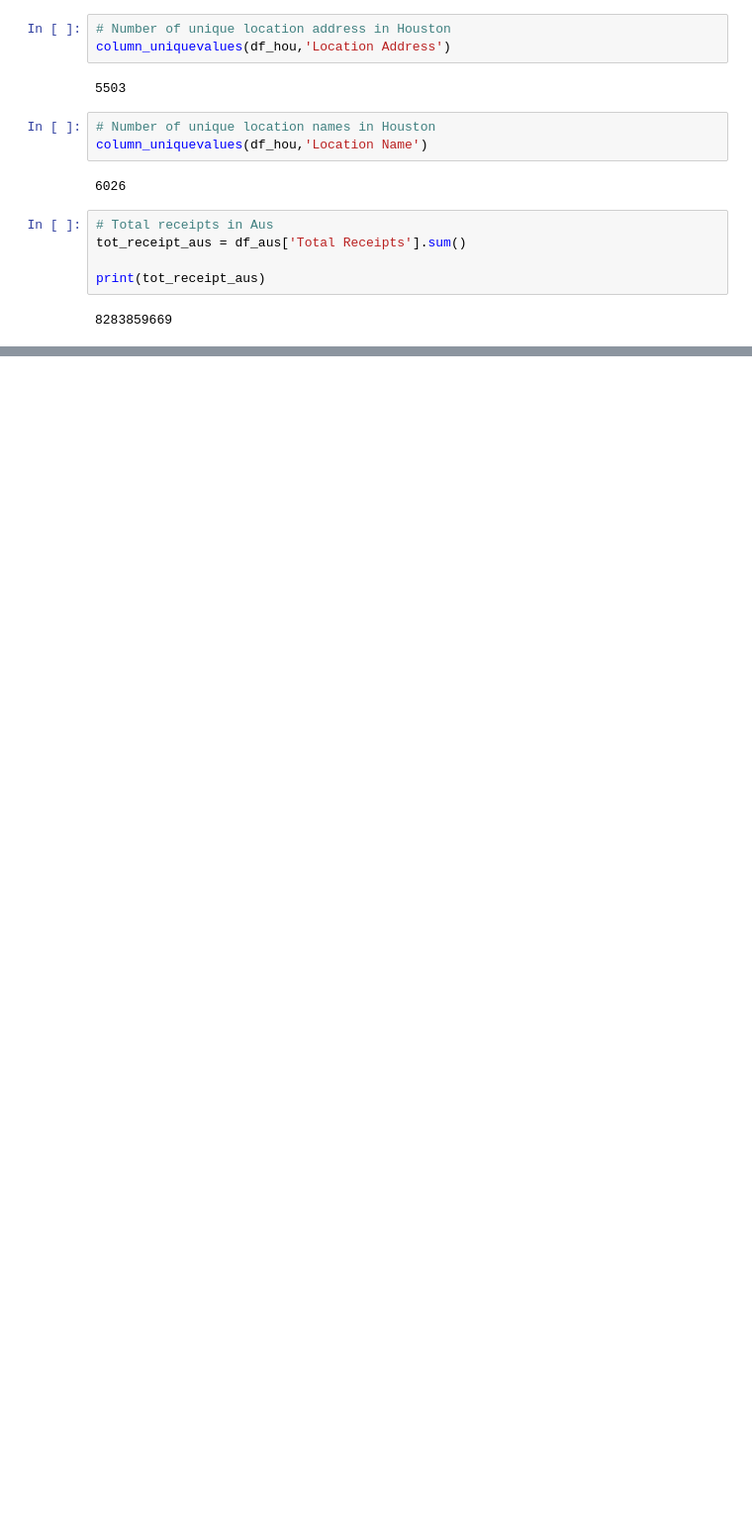
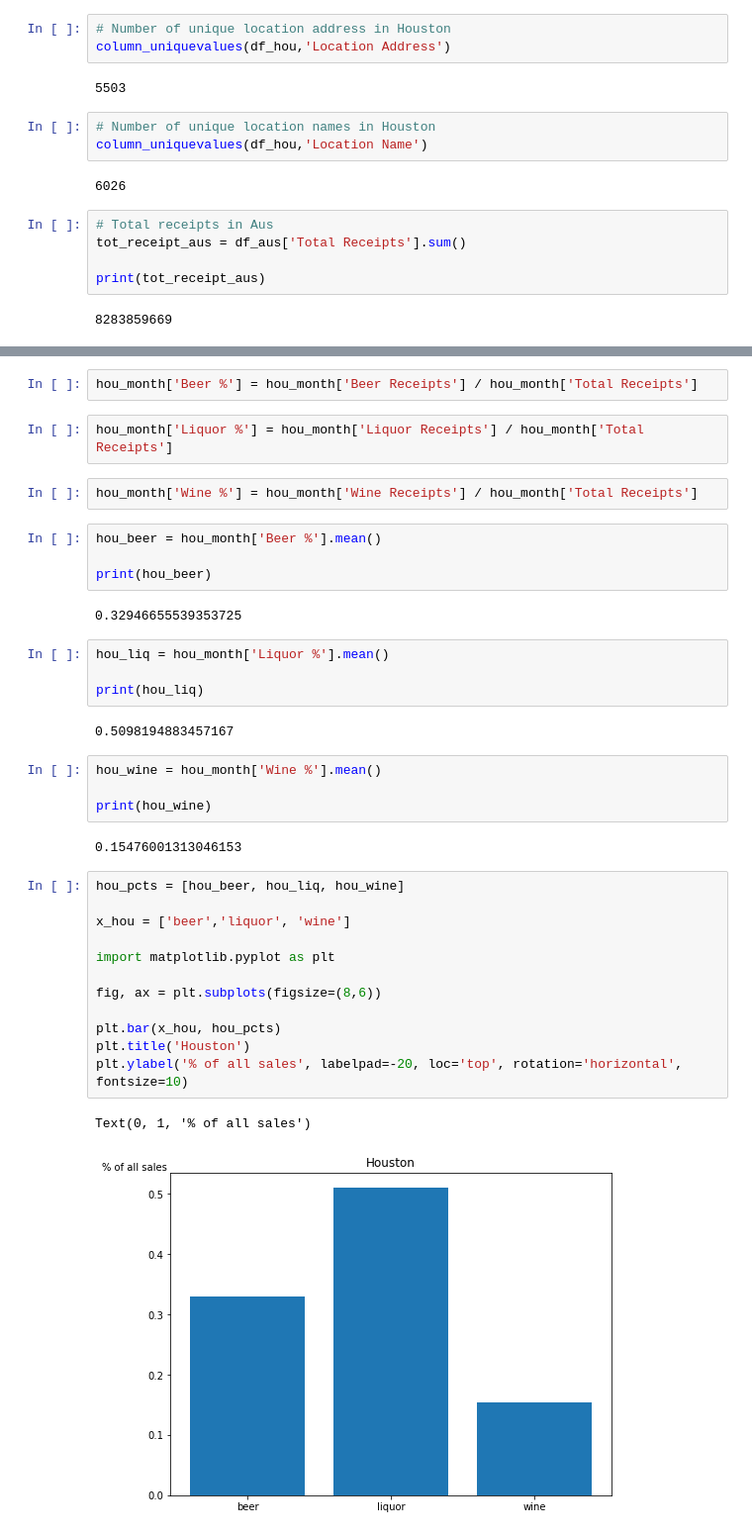
Before and after one commit to austinpracticaldatascience/texas_beer, a Jupyter notebook: mixed_receipts_joebryan.ipynb, the cells around one changed output, grey strips where cells are left out. Shown: that part at 99% size. Drawn from its saved outputs; the diff is of its cells as text; blank space fills up the shorter version.

```diff
--- a/mixed_receipts_joebryan.ipynb
+++ b/mixed_receipts_joebryan.ipynb
@@ -324,0 +354,39 @@ x
+# %%
+hou_month['Beer %'] = hou_month['Beer Receipts'] / hou_month['Total Receipts']
+# %%
+hou_month['Liquor %'] = hou_month['Liquor Receipts'] / hou_month['Total Receipts']
+# %%
+hou_month['Wine %'] = hou_month['Wine Receipts'] / hou_month['Total Receipts']
+# %%
+hou_beer = hou_month['Beer %'].mean()
+
+print(hou_beer)
+# %% [output]
+0.32946655539353725
+# %%
+hou_liq = hou_month['Liquor %'].mean()
+
+print(hou_liq)
+# %% [output]
+0.5098194883457167
+# %%
+hou_wine = hou_month['Wine %'].mean()
+
+print(hou_wine)
+# %% [output]
+0.15476001313046153
+# %%
+hou_pcts = [hou_beer, hou_liq, hou_wine]
+
+x_hou = ['beer','liquor', 'wine']
+
+import matplotlib.pyplot as plt
+
+fig, ax = plt.subplots(figsize=(8,6))
+
+plt.bar(x_hou, hou_pcts)
+plt.title('Houston')
+plt.ylabel('% of all sales', labelpad=-20, loc='top', rotation='horizontal', fontsize=10)
+# %% [output]
+Text(0, 1, '% of all sales')
+[figure, added]
```
Also changed, not shown: parts of 35 cells of this notebook.
